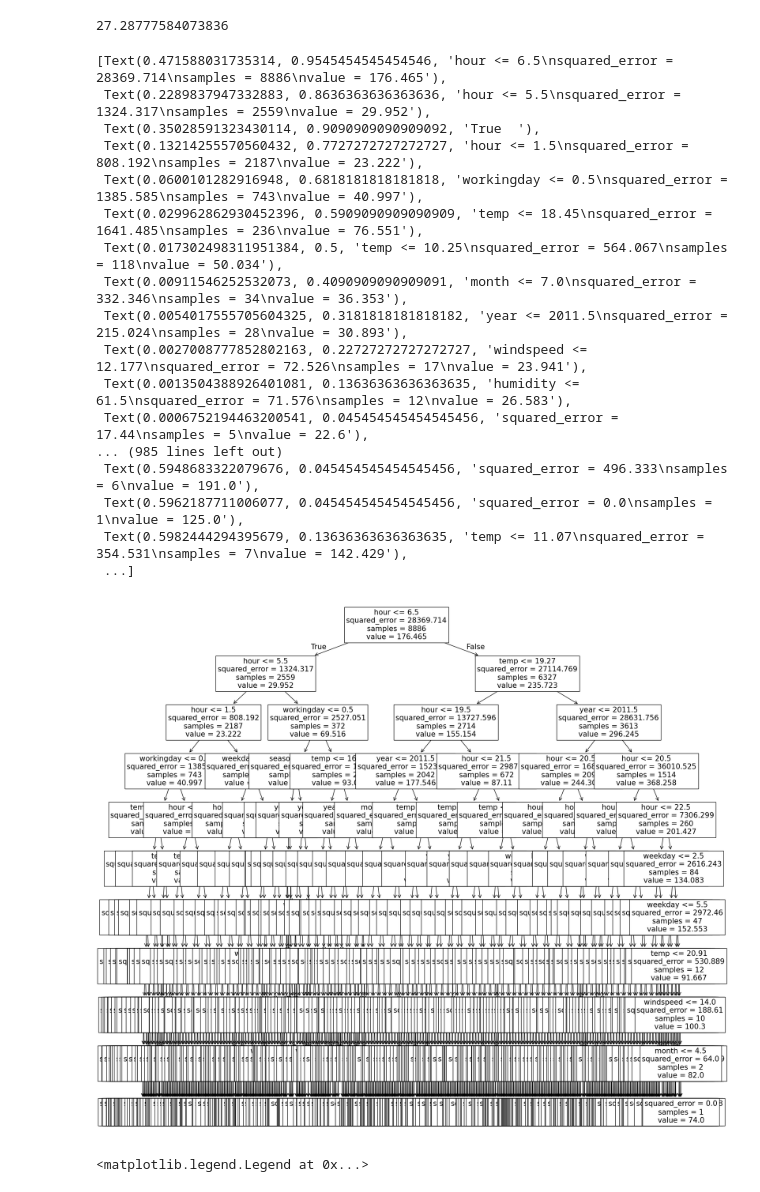
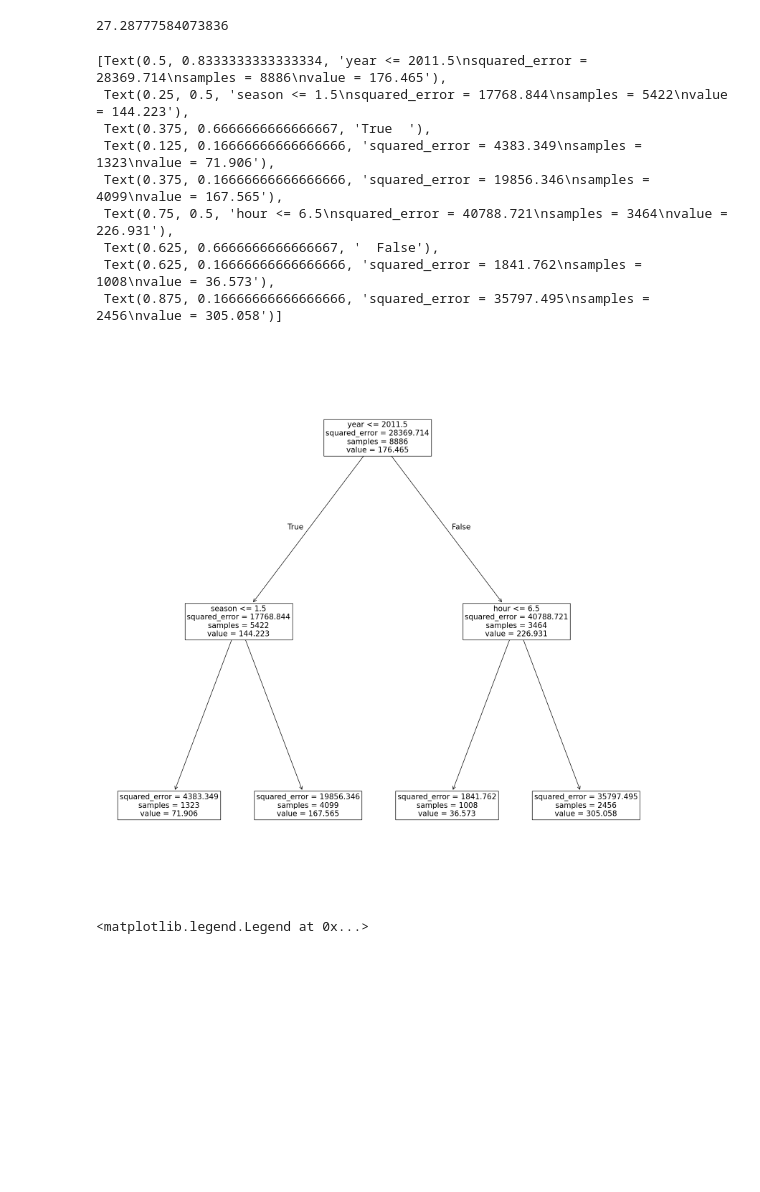
Before and after one commit to aishwaryaprabhat/bike_sharing_demand_prediction, a Jupyter notebook: model-training/Training_Colab.ipynb, the cells around one changed output. Drawn from its saved outputs; the diff is of its cells as text; code cells hidden in the pictures; blank space fills up the shorter version.

```diff
--- a/model-training/Training_Colab.ipynb
+++ b/model-training/Training_Colab.ipynb
@@ -252,36 +252,28 @@ mean_absolute_percentage_error(y_train, training_predictions)
 # %%
 # # No need to import StringIO from sklearn.externals.six; use io.StringIO instead
 from io import StringIO
 from IPython.display import Image
 from sklearn.tree import export_graphviz
 import pydotplus
 
 from sklearn import tree
 plt.figure(figsize=(20,20))  # set plot size (denoted in inches)
 
 dt_model_small = DecisionTreeRegressor(max_depth=2, max_features=5)
 dt_model_small.fit(x_train, y_train)
 text_representation = tree.export_graphviz(dt_model_small)
-tree.plot_tree(dt_model, feature_names=x_train.columns, fontsize=15)
+tree.plot_tree(dt_model_small, feature_names=x_train.columns, fontsize=15)
 # %% [output]
-[Text(0.471588031735314, 0.9545454545454546, 'hour <= 6.5\nsquared_error = 28369.714\nsamples = 8886\nvalue = 176.465'),
- Text(0.2289837947332883, 0.8636363636363636, 'hour <= 5.5\nsquared_error = 1324.317\nsamples = 2559\nvalue = 29.952'),
- Text(0.35028591323430114, 0.9090909090909092, 'True  '),
- Text(0.13214255570560432, 0.7727272727272727, 'hour <= 1.5\nsquared_error = 808.192\nsamples = 2187\nvalue = 23.222'),
- Text(0.0600101282916948, 0.6818181818181818, 'workingday <= 0.5\nsquared_error = 1385.585\nsamples = 743\nvalue = 40.997'),
- Text(0.029962862930452396, 0.5909090909090909, 'temp <= 18.45\nsquared_error = 1641.485\nsamples = 236\nvalue = 76.551'),
- Text(0.017302498311951384, 0.5, 'temp <= 10.25\nsquared_error = 564.067\nsamples = 118\nvalue = 50.034'),
- Text(0.00911546252532073, 0.4090909090909091, 'month <= 7.0\nsquared_error = 332.346\nsamples = 34\nvalue = 36.353'),
- Text(0.0054017555705604325, 0.3181818181818182, 'year <= 2011.5\nsquared_error = 215.024\nsamples = 28\nvalue = 30.893'),
- Text(0.0027008777852802163, 0.22727272727272727, 'windspeed <= 12.177\nsquared_error = 72.526\nsamples = 17\nvalue = 23.941'),
- Text(0.0013504388926401081, 0.13636363636363635, 'humidity <= 61.5\nsquared_error = 71.576\nsamples = 12\nvalue = 26.583'),
- Text(0.0006752194463200541, 0.045454545454545456, 'squared_error = 17.44\nsamples = 5\nvalue = 22.6'),
-... (985 lines left out)
- Text(0.5948683322079676, 0.045454545454545456, 'squared_error = 496.333\nsamples = 6\nvalue = 191.0'),
- Text(0.5962187711006077, 0.045454545454545456, 'squared_error = 0.0\nsamples = 1\nvalue = 125.0'),
- Text(0.5982444294395679, 0.13636363636363635, 'temp <= 11.07\nsquared_error = 354.531\nsamples = 7\nvalue = 142.429'),
- ...]
+[Text(0.5, 0.8333333333333334, 'year <= 2011.5\nsquared_error = 28369.714\nsamples = 8886\nvalue = 176.465'),
+ Text(0.25, 0.5, 'season <= 1.5\nsquared_error = 17768.844\nsamples = 5422\nvalue = 144.223'),
+ Text(0.375, 0.6666666666666667, 'True  '),
+ Text(0.125, 0.16666666666666666, 'squared_error = 4383.349\nsamples = 1323\nvalue = 71.906'),
+ Text(0.375, 0.16666666666666666, 'squared_error = 19856.346\nsamples = 4099\nvalue = 167.565'),
+ Text(0.75, 0.5, 'hour <= 6.5\nsquared_error = 40788.721\nsamples = 3464\nvalue = 226.931'),
+ Text(0.625, 0.6666666666666667, '  False'),
+ Text(0.625, 0.16666666666666666, 'squared_error = 1841.762\nsamples = 1008\nvalue = 36.573'),
+ Text(0.875, 0.16666666666666666, 'squared_error = 35797.495\nsamples = 2456\nvalue = 305.058')]
-[figure, old version]
+[figure, new version]
 # %%
 from matplotlib import pyplot as plt
 figure(num=None, figsize=(20,10), dpi=80, facecolor='w', edgecolor='k')
```
